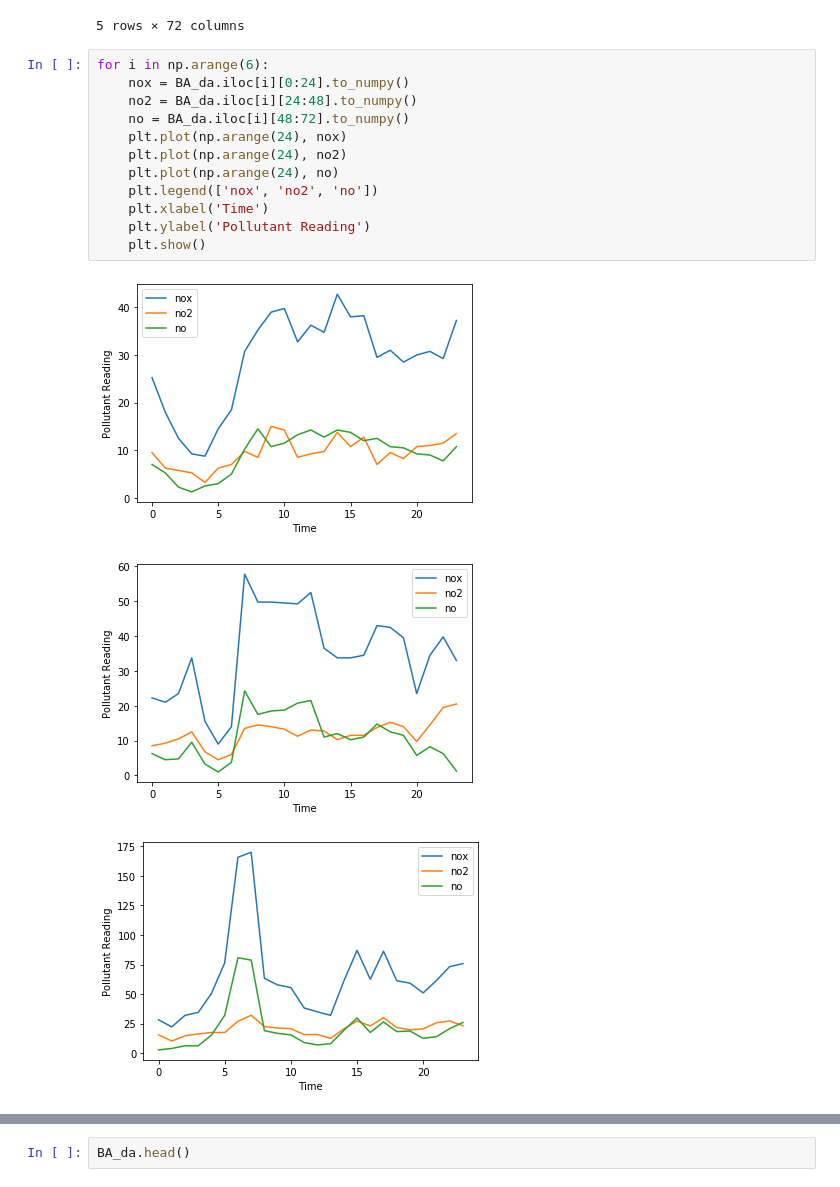
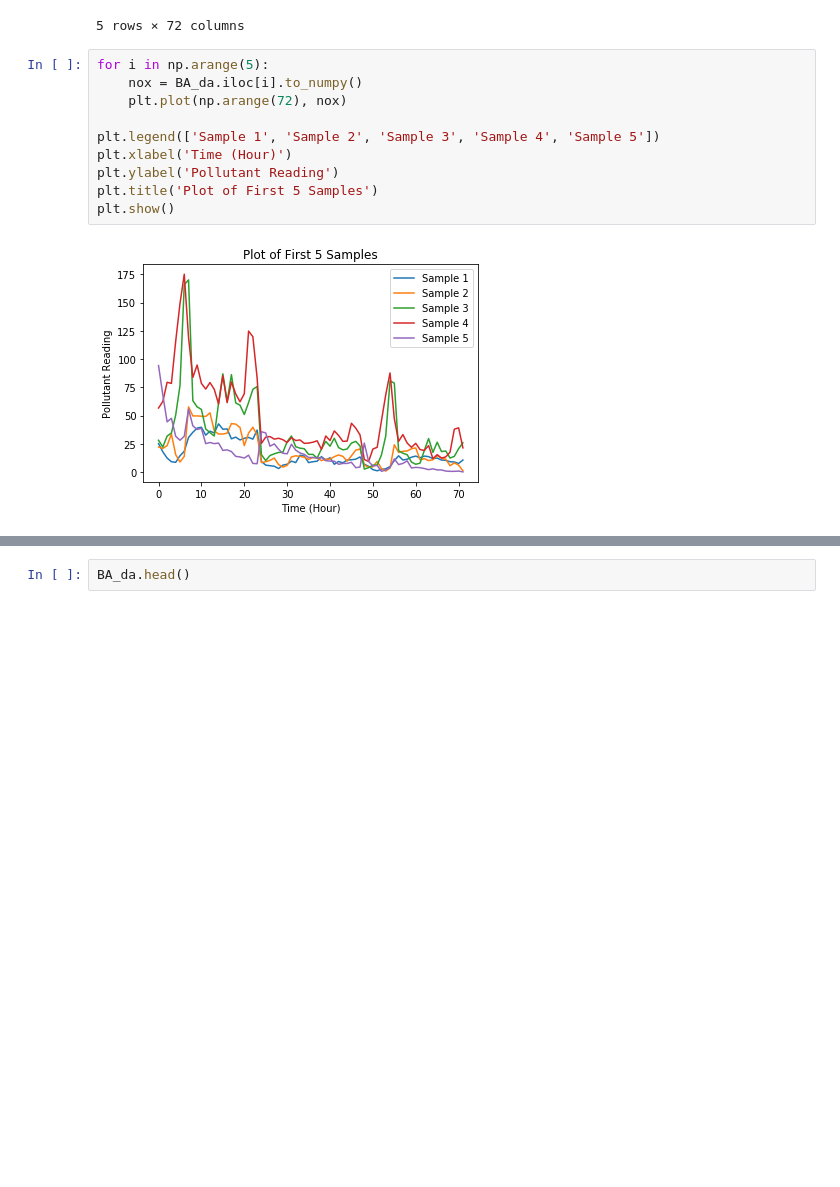
Before and after one commit to highpreef/IAML, a Jupyter notebook: Assignment 2.ipynb, the cells around one changed output, grey strips where cells are left out. Cells and saved outputs as stored; diff of their text form; blank space fills up the shorter version.

```diff
--- a/Assignment 2.ipynb
+++ b/Assignment 2.ipynb
@@ -528,18 +569,14 @@ BA_da.head()
 |  | 2004-07-06 | 94.25 | 68.25 | 44.5 | 47.67 | 31.75 | 28.25 | 31.75 | 55.75 | 41.00 | 37.75 | ... |
 5 rows × 72 columns
 # %%
-for i in np.arange(6):
-    nox = BA_da.iloc[i][0:24].to_numpy()
-    no2 = BA_da.iloc[i][24:48].to_numpy()
-    no = BA_da.iloc[i][48:72].to_numpy()
-    plt.plot(np.arange(24), nox)
-    plt.plot(np.arange(24), no2)
-    plt.plot(np.arange(24), no)
-    plt.legend(['nox', 'no2', 'no'])
-    plt.xlabel('Time')
-    plt.ylabel('Pollutant Reading')
-    plt.show()
+for i in np.arange(5):
+    nox = BA_da.iloc[i].to_numpy()
+    plt.plot(np.arange(72), nox)
+
+plt.legend(['Sample 1', 'Sample 2', 'Sample 3', 'Sample 4', 'Sample 5'])
+plt.xlabel('Time (Hour)')
+plt.ylabel('Pollutant Reading')
+plt.title('Plot of First 5 Samples')
+plt.show()
 # %% [output]
-[figure, old version]
+[figure, new version]
-[figure, removed]
-[figure, removed]
```
Also changed, not shown: parts of 39 cells of this notebook, 23 other files.
